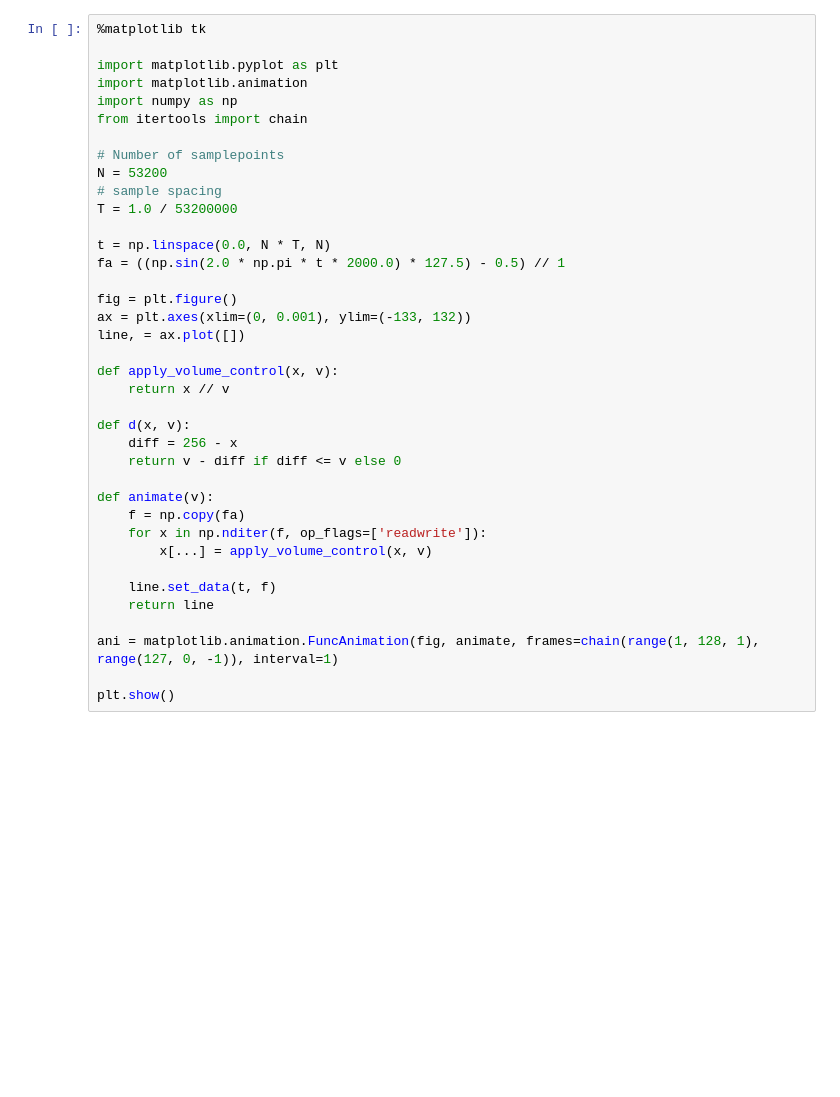
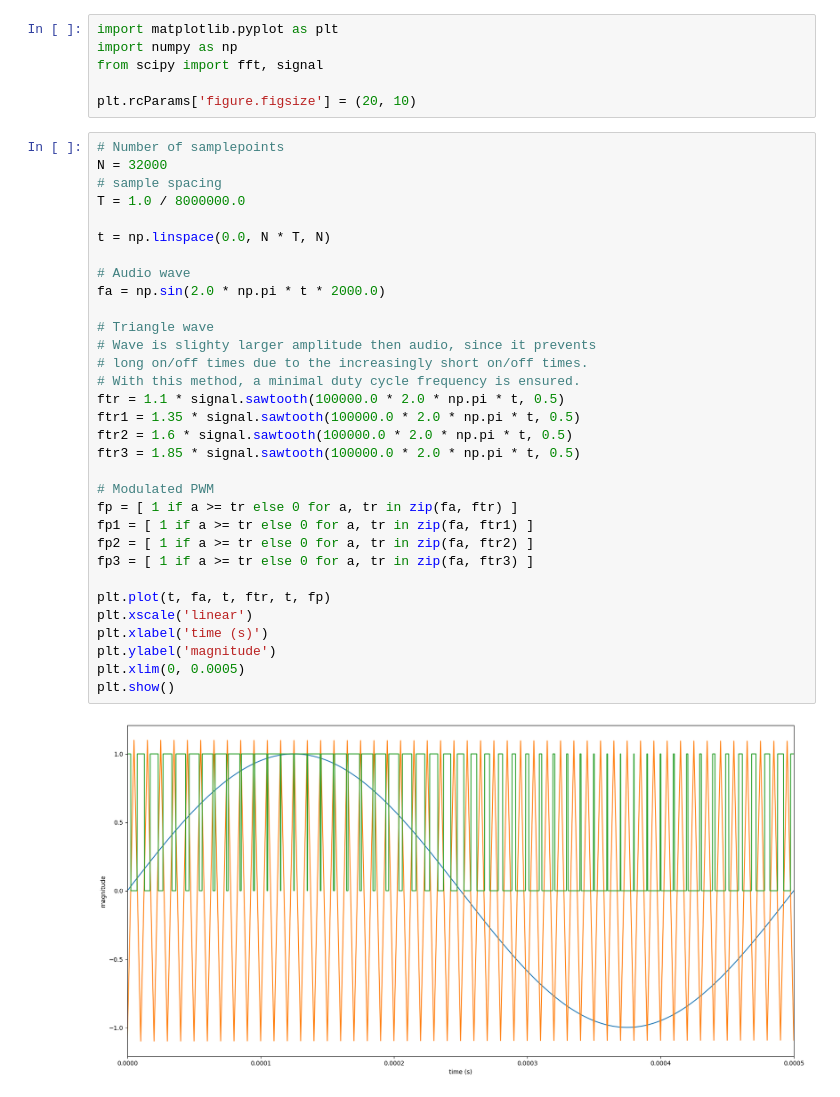
Before and after one commit to elialm/ecgc-firmware, a Jupyter notebook: jupyter/volume-control/volume-control.ipynb, the cells around one changed output. Saved outputs shown, nothing was run; the diff lists cells and outputs as text; blank space fills up the shorter version.

Commit message:
Added notebook waveforms for volume control

```diff
--- a/jupyter/volume-control/volume-control.ipynb
+++ b/jupyter/volume-control/volume-control.ipynb
@@ -1,38 +1,40 @@
-# %%
-%matplotlib tk
-
-import matplotlib.pyplot as plt
-import matplotlib.animation
-import numpy as np
-from itertools import chain
-
-# Number of samplepoints
-N = 53200
-# sample spacing
-T = 1.0 / 53200000
-
-t = np.linspace(0.0, N * T, N)
-fa = ((np.sin(2.0 * np.pi * t * 2000.0) * 127.5) - 0.5) // 1
-
-fig = plt.figure()
-ax = plt.axes(xlim=(0, 0.001), ylim=(-133, 132))
-line, = ax.plot([])
-
-def apply_volume_control(x, v):
-    return x // v
-
-def d(x, v):
-    diff = 256 - x
-    return v - diff if diff <= v else 0
-
-def animate(v):
-    f = np.copy(fa)
-    for x in np.nditer(f, op_flags=['readwrite']):
-        x[...] = apply_volume_control(x, v)
-
-    line.set_data(t, f)
-    return line
-
-ani = matplotlib.animation.FuncAnimation(fig, animate, frames=chain(range(1, 128, 1), range(127, 0, -1)), interval=1)
-
-plt.show()
+# %%
+import matplotlib.pyplot as plt
+import numpy as np
+from scipy import fft, signal
+
+plt.rcParams['figure.figsize'] = (20, 10)
+# %%
+# Number of samplepoints
+N = 32000
+# sample spacing
+T = 1.0 / 8000000.0
+
+t = np.linspace(0.0, N * T, N)
+
+# Audio wave
+fa = np.sin(2.0 * np.pi * t * 2000.0)
+
+# Triangle wave
+# Wave is slighty larger amplitude then audio, since it prevents
+# long on/off times due to the increasingly short on/off times.
+# With this method, a minimal duty cycle frequency is ensured.
+ftr = 1.1 * signal.sawtooth(100000.0 * 2.0 * np.pi * t, 0.5)
+ftr1 = 1.35 * signal.sawtooth(100000.0 * 2.0 * np.pi * t, 0.5)
+ftr2 = 1.6 * signal.sawtooth(100000.0 * 2.0 * np.pi * t, 0.5)
+ftr3 = 1.85 * signal.sawtooth(100000.0 * 2.0 * np.pi * t, 0.5)
+
+# Modulated PWM
+fp = [ 1 if a >= tr else 0 for a, tr in zip(fa, ftr) ]
+fp1 = [ 1 if a >= tr else 0 for a, tr in zip(fa, ftr1) ]
+fp2 = [ 1 if a >= tr else 0 for a, tr in zip(fa, ftr2) ]
+fp3 = [ 1 if a >= tr else 0 for a, tr in zip(fa, ftr3) ]
+
+plt.plot(t, fa, t, ftr, t, fp)
+plt.xscale('linear')
+plt.xlabel('time (s)')
+plt.ylabel('magnitude')
+plt.xlim(0, 0.0005)
+plt.show()
+# %% [output]
+[figure, added]
```
Also changed, not shown: parts of 2 cells of this notebook.
